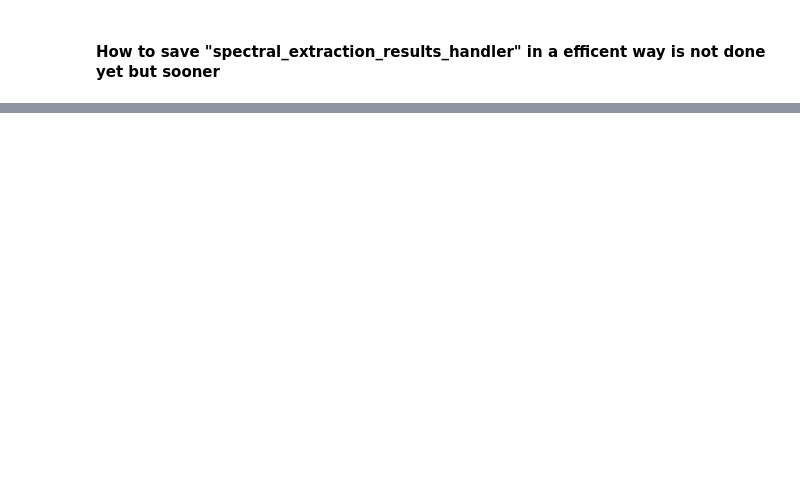
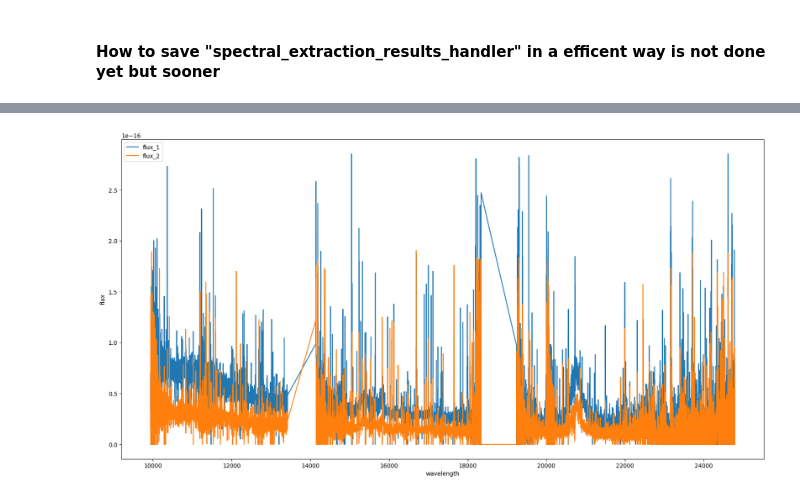
Before and after one commit to felavila/code_for_extraction_2d_spectra, a Jupyter notebook: notebooks/how_to_use_example_xshooter.ipynb, the cells around one changed output, grey strips where cells are left out. Saved outputs shown, nothing was run; the diff lists cells and outputs as text; code cells hidden in the pictures; blank space fills up the shorter version.

```diff
--- a/notebooks/how_to_use_example_xshooter.ipynb
+++ b/notebooks/how_to_use_example_xshooter.ipynb
@@ -158,0 +185,6 @@ serh_2.plot_spectra()
+# %%
+serh_1=spectral_extraction_results_handler(full_result_step_1,conditions={"rsquared":0.7},header=Image2d.header)
+# %%
+serh_1.plot_spectra()
+# %% [output]
+[figure, added]
```
Also changed, not shown: parts of 21 cells of this notebook, 1 other file.
